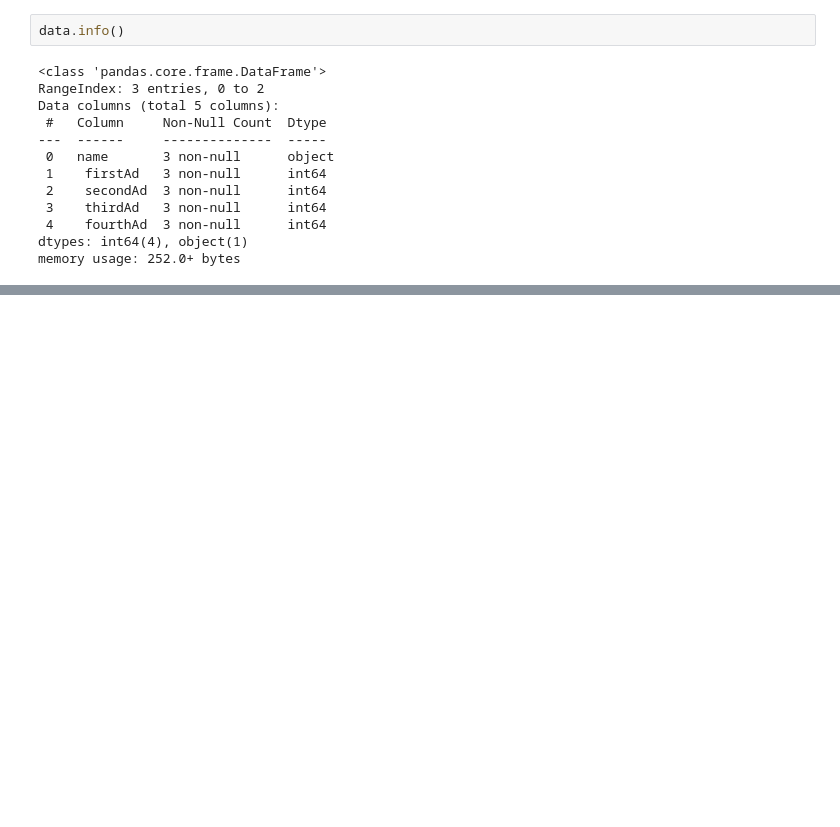
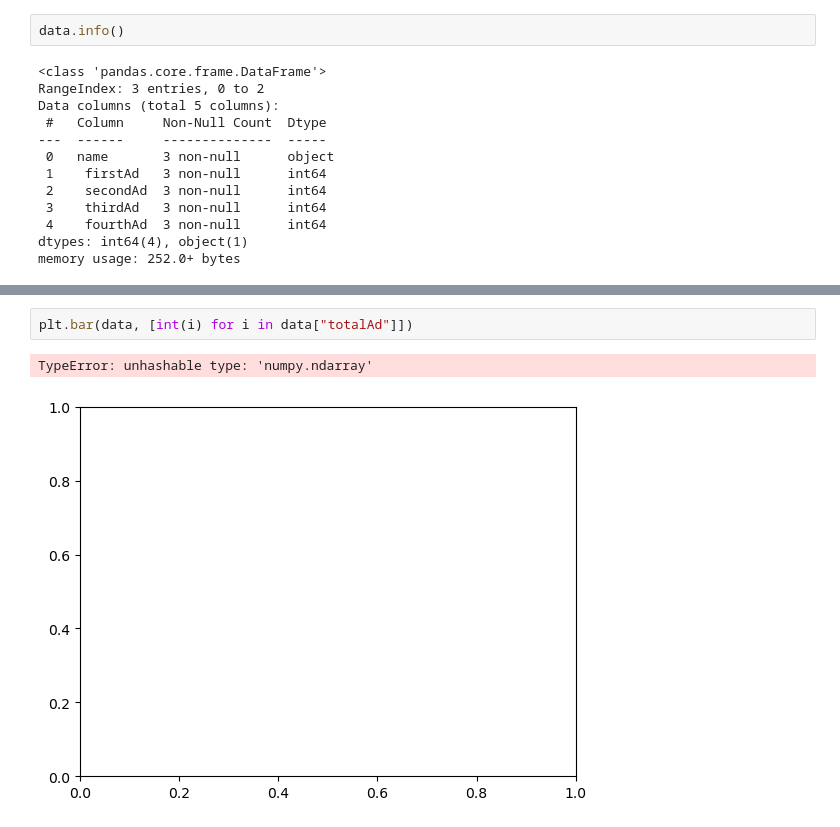
Before and after one commit to masorol/CGS4321Project, a Jupyter notebook: start.ipynb, the cells around one changed output, grey strips where cells are left out. Drawn from its saved outputs; the diff is of its cells as text; blank space fills up the shorter version.

```diff
--- a/start.ipynb
+++ b/start.ipynb
@@ -61,0 +75,5 @@ data = data.drop(["secondAd_prop"])
+# %%
+plt.bar(data, [int(i) for i in data["totalAd"]])
+# %% [output]
+TypeError: unhashable type: 'numpy.ndarray'
+[figure, added]
```
Also changed, not shown: parts of 8 cells of this notebook.
